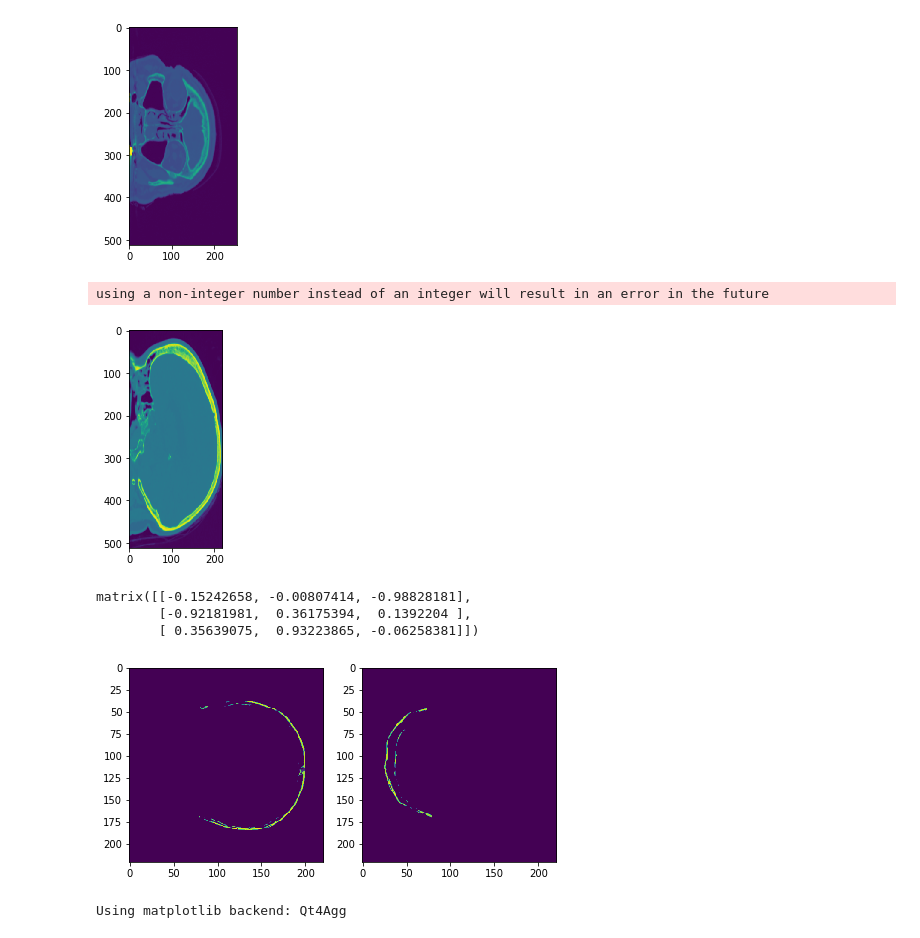
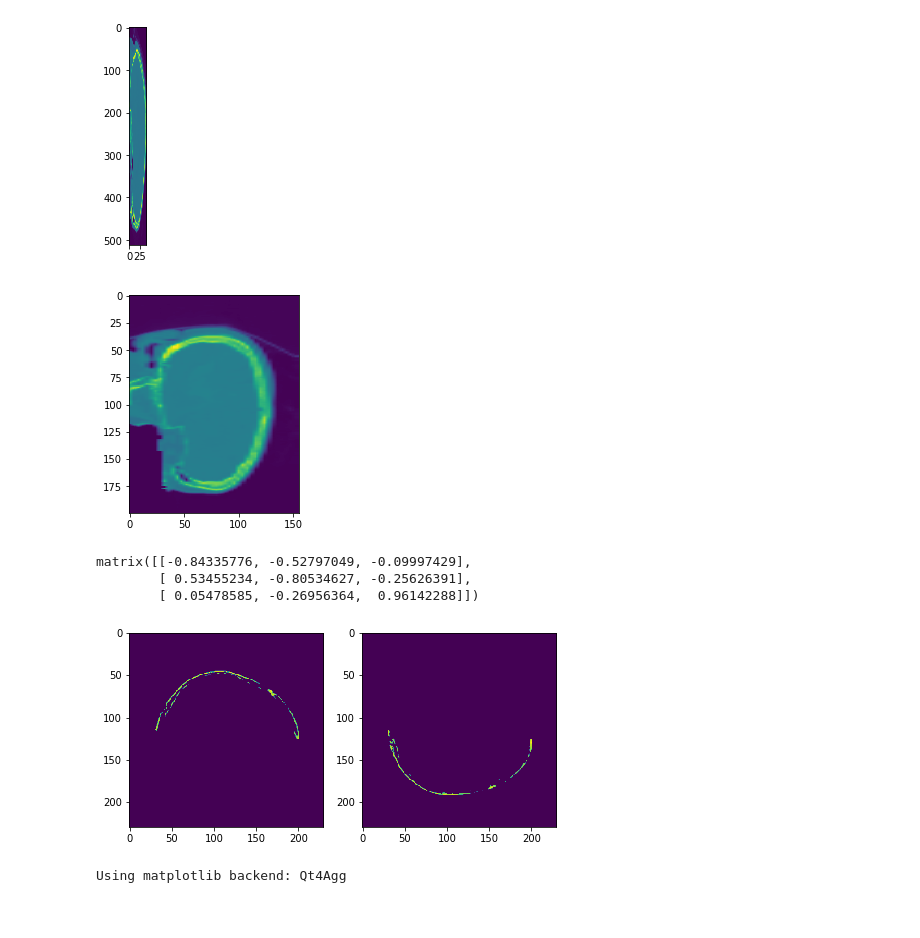
Before and after one commit to fair77637/DC-Project-Master, a Jupyter notebook: cleancode/NewMidplane/PCA1.ipynb, the cells around one changed output. Drawn from its saved outputs; the diff is of its cells as text; code cells hidden in the pictures.

```diff
--- a/cleancode/NewMidplane/PCA1.ipynb
+++ b/cleancode/NewMidplane/PCA1.ipynb
@@ -23,33 +23,19 @@ from scipy.ndimage.morphology import grey_dilation as gd
 from skimage import measure
 
 paths = ['/Volumes/FAIR/Sinead/DC-Project-Images/original/Sample2/S2_Pre-op.nrrd',
-         '/Volumes/FAIR/Sinead/DC-Project-Images/original/Sample3/S3_Pre-op.nrrd',
-         '/Volumes/FAIR/Sinead/DC-Project-Images/original/Sample4/S4_Pre-op.nrrd',
-         '/Volumes/FAIR/Sinead/DC-Project-Images/original/Sample5/S5_Pre_rigid.nrrd',
-         '/Volumes/FAIR/Sinead/DC-Project-Images/original/SampleB/SB_Pre-op.nrrd',
-         '/Volumes/FAIR/Sinead/DC-Project-Images/original/SampleC/SC_Pre-op.nrrd',
-         '/Volumes/FAIR/Sinead/DC-Project-Images/original/SampleD/SD_Pre-op.nrrd',
-         '/Volumes/FAIR/Sinead/DC-Project-Images/original/SampleF/SF_Pre-op.nrrd',
-         '/Volumes/FAIR/Sinead/DC-Project-Images/original/SampleG/SG_Pre-op.nrrd',
-         '/Volumes/FAIR/Sinead/DC-Project-Images/original/SampleH/SH_Pre-op.nrrd',
-         '/Volumes/FAIR/Sinead/DC-Project-Images/original/SampleI/SI_Pre-op.nrrd',
-         '/Users/fair00542/Desktop/TestImages/ScanB/1.3.12.2.1107.5.1.4.51967.30000014110308064564000003663.dcm',
-         '/Users/fair00542/Desktop/TestImages/ScanD/1.3.12.2.1107.5.1.4.95198.30000015040208110913600035430.dcm',
-         '/Users/fair00542/Desktop/TestImages/ScanE/1.3.12.2.1107.5.1.4.95198.30000015061008243097400047439.dcm',
-         '/Users/fair00542/Desktop/TestImages/ScanF/1.3.12.2.1107.5.1.4.95198.30000015051507521609300034666.dcm',
-         '/Users/fair00542/Desktop/TestImages/ScanG/1.3.12.2.1107.5.1.4.95198.30000015072708211605400036464.dcm',
-         '/Users/fair00542/Desktop/TestImages/ScanH/1.2.840.113619.2.55.3.2634693835.766.1437720278.192.2.dcm',
-         '/Users/fair00542/Desktop/TestImages/ScanI/1.3.12.2.1107.5.1.4.95198.30000015071109310409300075668.dcm',
+         '/Volumes/FAIR/CT-scans/CT2/7MTF639_CT1.nii.gz',
+         '/Volumes/FAIR/CT-scans/CT3/9Zwx242_CT1_early.nii.gz',
+         '/Volumes/FAIR/CT-scans/CT4/4bxB662_CT1.nii.gz',
          '/Users/fair00542/Desktop/TestImages/ScanJ/1.2.392.200036.9116.2.6.1.48.1221600807.1432222275.897467.dcm']
 
 # for pathnumber in range(0,len(paths)):
-for pathnumber in range(2,3):
+for pathnumber in range(1,2):
     path = paths[pathnumber]
     print 'iteration number', pathnumber
     if path.endswith('.nii') or path.endswith('.nii.gz'):
         array, ConstPixelSpacing, affine = core.nifti2np(path)
-    #     bone = core.thresholdnp(array, 1100, 1500)
-    #     softtissue  = core.thresholdnp(array, 0, 80)
+        bone = core.thresholdnp(array, 1100, 1500)
+        softtissue  = core.thresholdnp(array, 0, 80)
         # visual     = core.thresholdnp(self.scan.array, -100, 1500)
 
     elif path.endswith('.dcm'):
@@ -72,19 +58,18 @@ iteration number 2
 # %%
-plt.imshow(array[:,100,:])
+plt.imshow(array[300,:,:])
 plt.show()
 # %% [output]
-[figure, old version]
+[figure, new version]
 # %%
 boneReshaped = core.reshape(bone, ConstPixelSpacing)
 # softtissueReshaped = core.reshape(softtissue,ConstPixelSpacing)
 arrayReshaped = core.reshape(array,ConstPixelSpacing)
 # %%
-# plt.imshow(arrayReshaped[100,:,:])
-plt.imshow(array[100/ConstPixelSpacing[0],:,:])
+plt.imshow(arrayReshaped[150,:,:])
+# plt.imshow(array[int(100/ConstPixelSpacing[0]),:,:])
 plt.show()
 # %% [output]
-using a non-integer number instead of an integer will result in an error in the future
-[figure, old version]
+[figure, new version]
 # %%
 # get coordinates of bones
 X = np.where(boneReshaped>0)
@@ -112,9 +97,9 @@ U1,U2,U3 = U[:,0], U[:,1], U[:,2];
 # %%
 U
 # %% [output]
-matrix([[-0.15242658, -0.00807414, -0.98828181],
-        [-0.92181981,  0.36175394,  0.1392204 ],
-        [ 0.35639075,  0.93223865, -0.06258381]])
+matrix([[-0.84335776, -0.52797049, -0.09997429],
+        [ 0.53455234, -0.80534627, -0.25626391],
+        [ 0.05478585, -0.26956364,  0.96142288]])
 # %%
 # define parameters
 a = U[0][0,0];
@@ -180,7 +165,7 @@ plt.subplot(142)
 plt.imshow(right_skull[:,:,100])
 plt.show()
 # %% [output]
-[figure, old version]
+[figure, new version]
 # %%
 # randomly select 1000 data to view
 sel = np.random.randint(0, m-1 , (1,2000))
```
Also changed, not shown: parts of 6 cells of this notebook, 1 other file.
